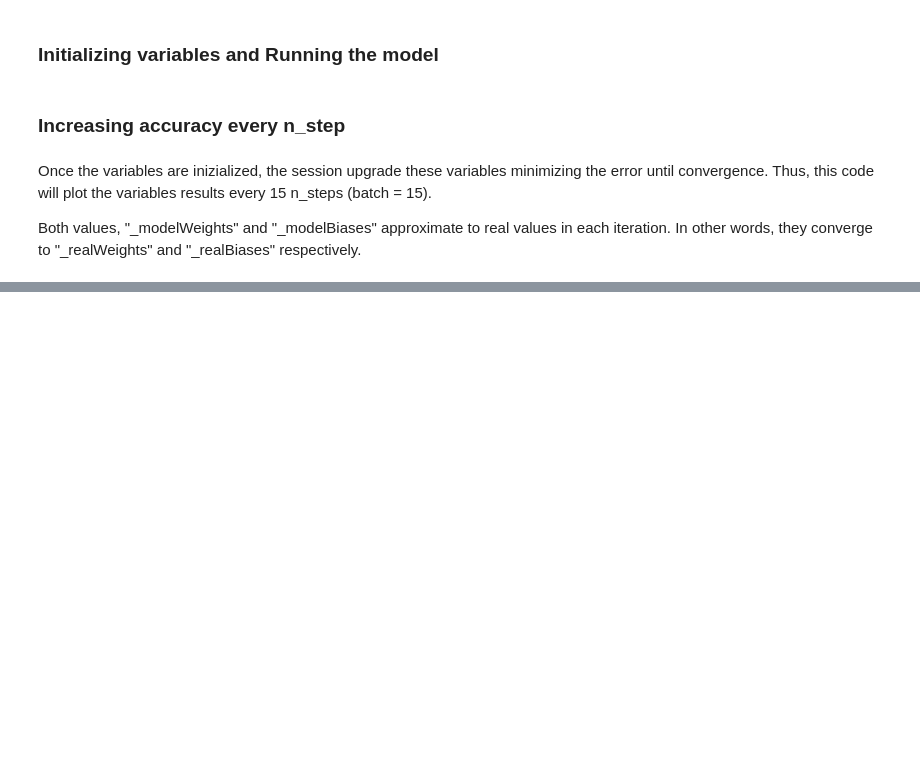
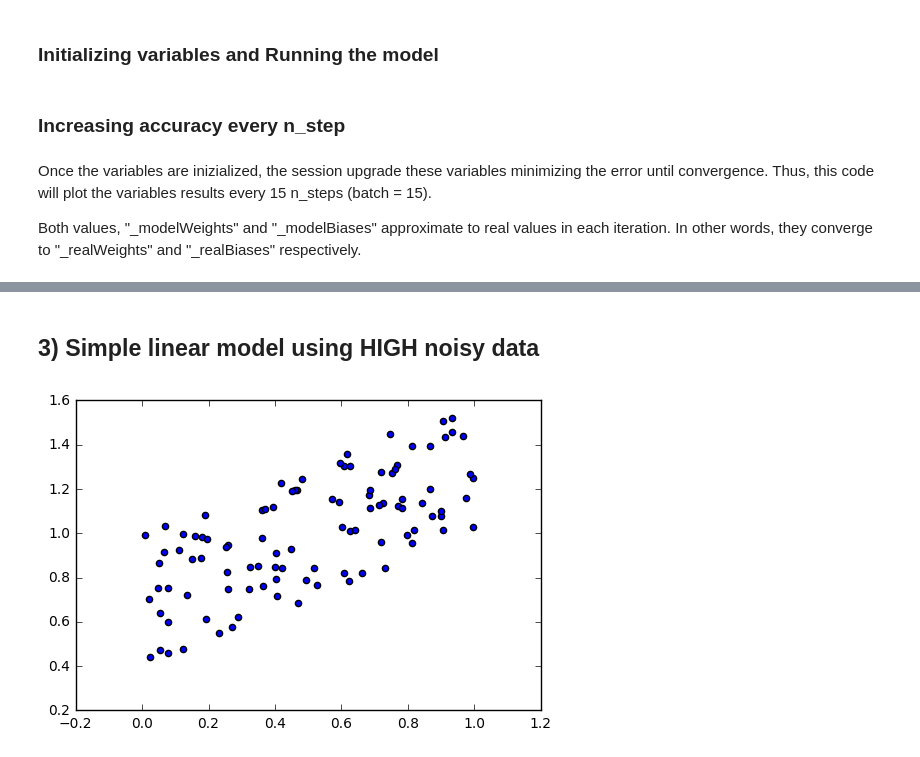
Before and after one commit to AlberErre/LinearModel_tensorflow, a Jupyter notebook: Linearmodel_experiments_01.ipynb, the cells around one changed output, grey strips where cells are left out. Drawn from its saved outputs; the diff is of its cells as text; code cells hidden in the pictures; blank space fills up the shorter version.

```diff
--- a/Linearmodel_experiments_01.ipynb
+++ b/Linearmodel_experiments_01.ipynb
@@ -119,0 +126,11 @@ Observation: 105 Model Weights [ 0.53168577] Model Biases: [-0.29313949] Real We
+# %% [markdown]
+## 3) Simple linear model using HIGH noisy data
+# %%
+HIGH_noise = np.random.rand(100).astype(np.float32)
+
+y_data_HIGH_noise = _realWeights*(x_data + HIGH_noise) + _realBiases # Y values following a linear structure
+
+plt.scatter(x_data,y_data_HIGH_noise)
+plt.show()
+# %% [output]
+[figure, added]
```
Also changed, not shown: parts of 14 cells of this notebook, 2 other files.
